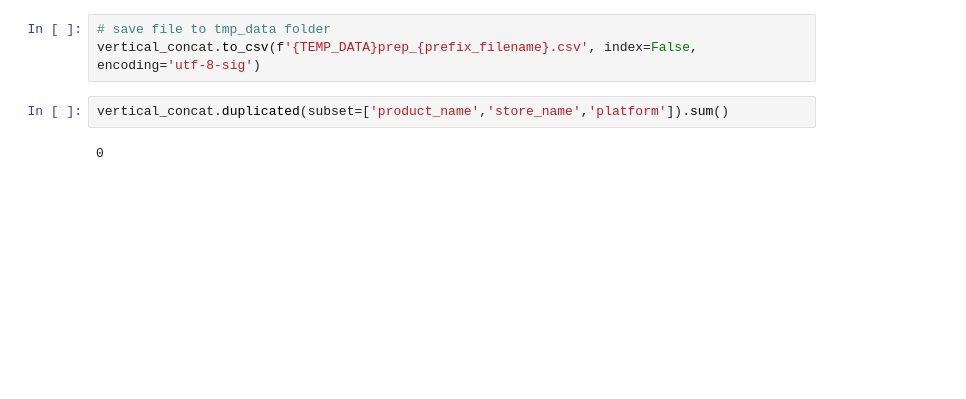
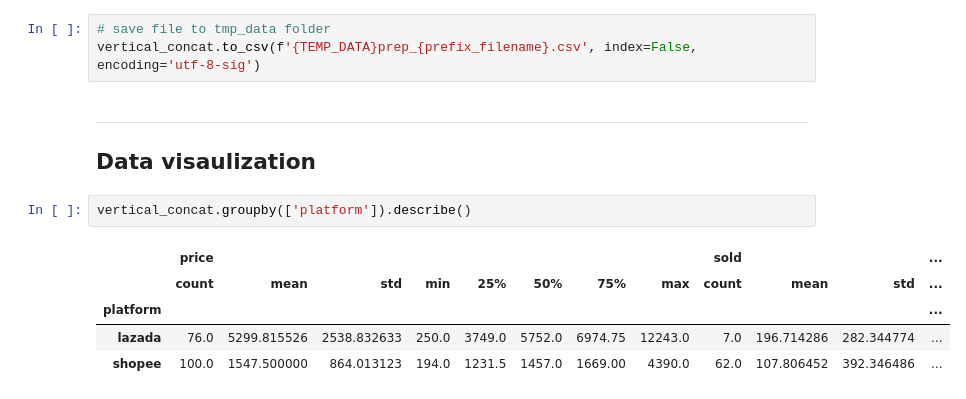
Before and after one commit to ztamnaja/product-price-etl, a Jupyter notebook: src/2_transform.ipynb, the cells around one changed output. Saved outputs shown, nothing was run; the diff lists cells and outputs as text; blank space fills up the shorter version.

```diff
--- a/src/2_transform.ipynb
+++ b/src/2_transform.ipynb
@@ -238,7 +257,14 @@ dtype: int64
 # %%
 # save file to tmp_data folder
 vertical_concat.to_csv(f'{TEMP_DATA}prep_{prefix_filename}.csv', index=False, encoding='utf-8-sig')
-# %%
-vertical_concat.duplicated(subset=['product_name','store_name','platform']).sum()
-# %% [output]
-0
+# %% [markdown]
+____
+## Data visaulization
+# %%
+vertical_concat.groupby(['platform']).describe()
+# %% [output]
+|  | price |  |  |  |  |  |  |  | sold |  |  | ... |
+|  | count | mean | std | min | 25% | 50% | 75% | max | count | mean | std | ... |
+| platform |  |  |  |  |  |  |  |  |  |  |  | ... |
+| lazada | 76.0 | 5299.815526 | 2538.832633 | 250.0 | 3749.0 | 5752.0 | 6974.75 | 12243.0 | 7.0 | 196.714286 | 282.344774 | ... |
+| shopee | 100.0 | 1547.500000 | 864.013123 | 194.0 | 1231.5 | 1457.0 | 1669.00 | 4390.0 | 62.0 | 107.806452 | 392.346486 | ... |
```
Also changed, not shown: parts of 3 cells of this notebook, 10 other files.
